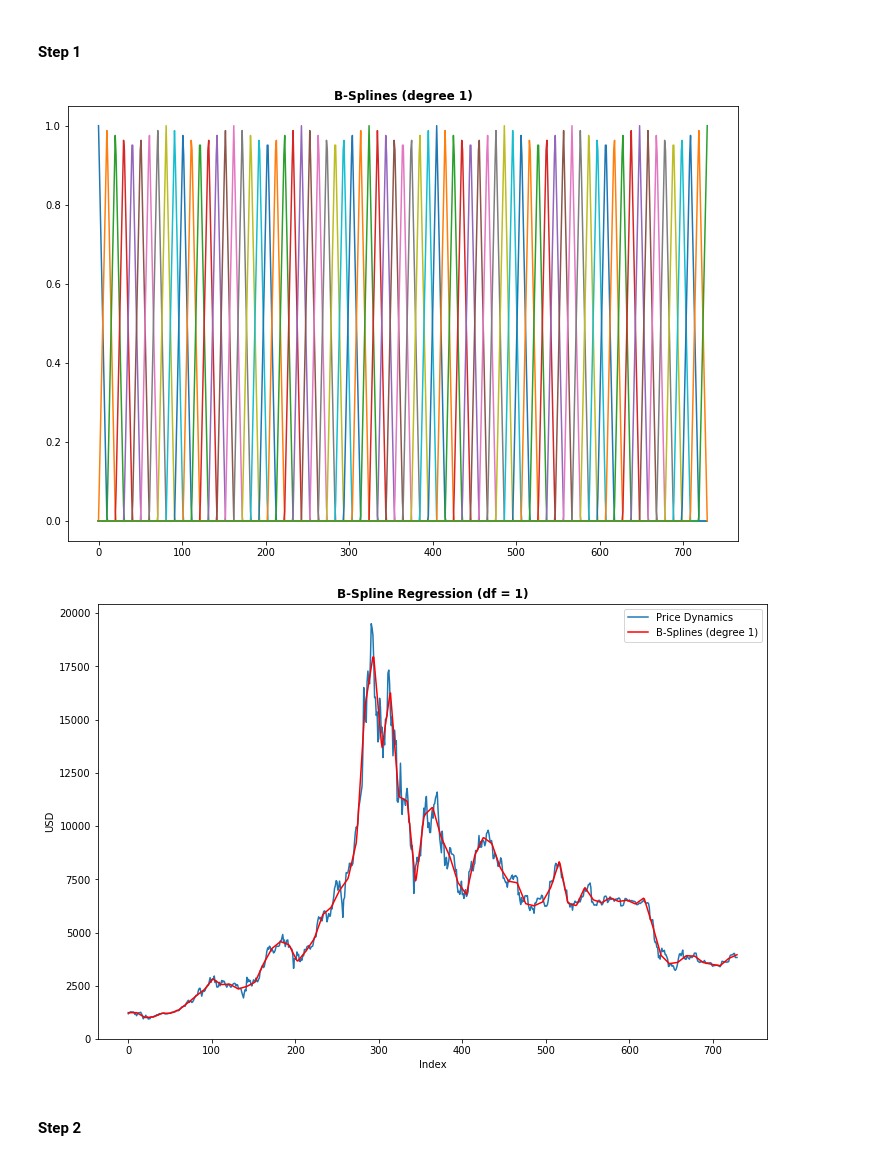
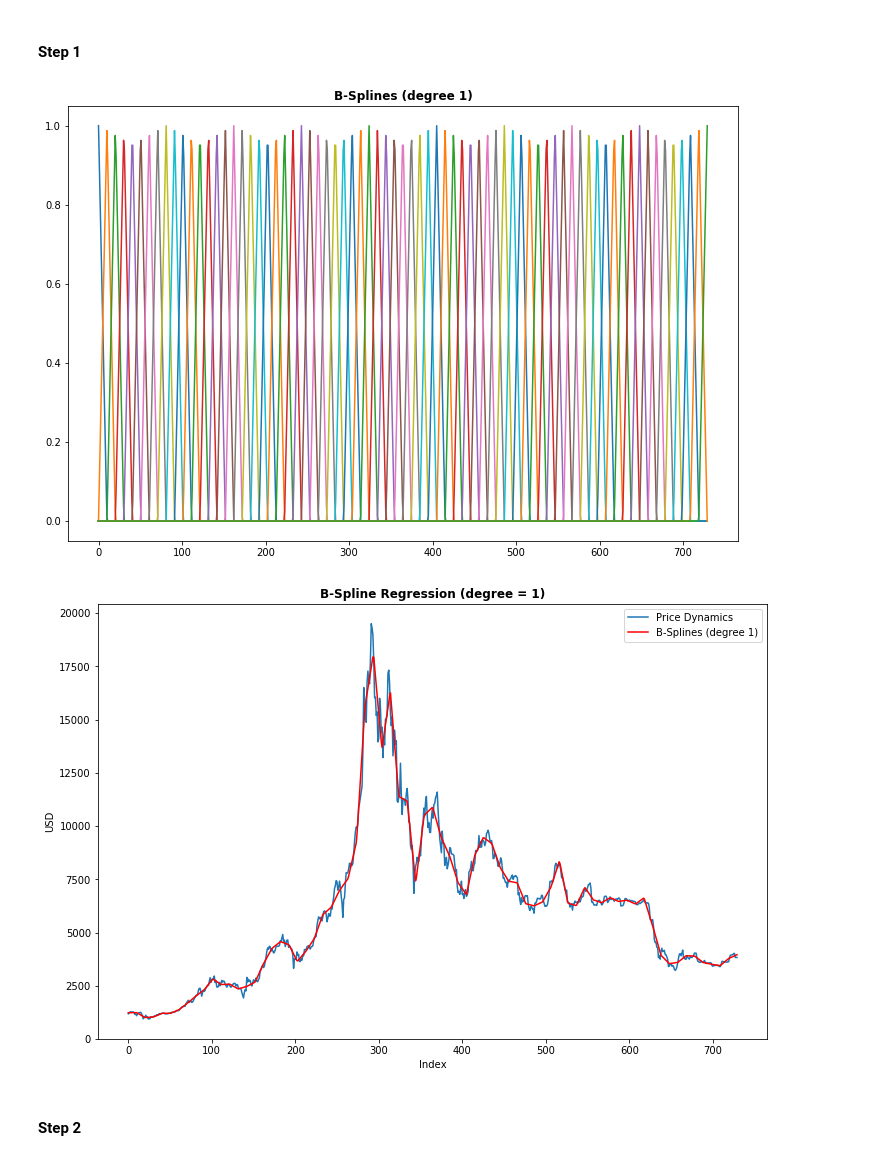
Before and after one commit to wch5621628/STAT3612, a Jupyter notebook: STAT3612_A2.ipynb, the cells around one changed output. Saved outputs shown, nothing was run; the diff lists cells and outputs as text; code cells hidden in the pictures.

```diff
--- a/STAT3612_A2.ipynb
+++ b/STAT3612_A2.ipynb
@@ -21,26 +21,26 @@ y = data['Price']
 # %%
 xphi = dmatrix("bs(x, df=73, degree=1, include_intercept=True) - 1", {"x": x})
 
 linreg = LinearRegression()
 linreg.fit(xphi, y)
 yfit = linreg.predict(xphi)
 
 plt.subplots(figsize=(12, 8))
 plt.plot(x, xphi)
 plt.title('B-Splines (degree 1)', fontweight="bold")
 plt.show()
 
 plt.subplots(figsize=(12, 8))
 plt.plot(x, y)
 plt.plot(x, yfit, color="red")
-plt.title('B-Spline Regression (df = 1)', fontweight="bold")
+plt.title('B-Spline Regression (degree = 1)', fontweight="bold")
 plt.xlabel('Index')
 plt.ylabel('USD')
 plt.legend(['Price Dynamics', 'B-Splines (degree 1)'])
 plt.show()
 # %% [output]
 [figure]
-[figure, old version]
+[figure, new version]
 # %% [markdown]
 #### Step 2
 # %%
```
Also changed, not shown: parts of 12 cells of this notebook.
